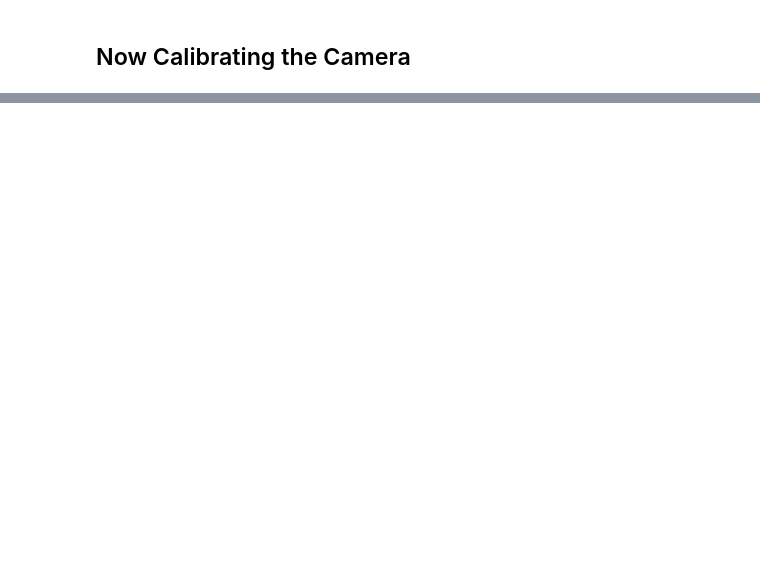
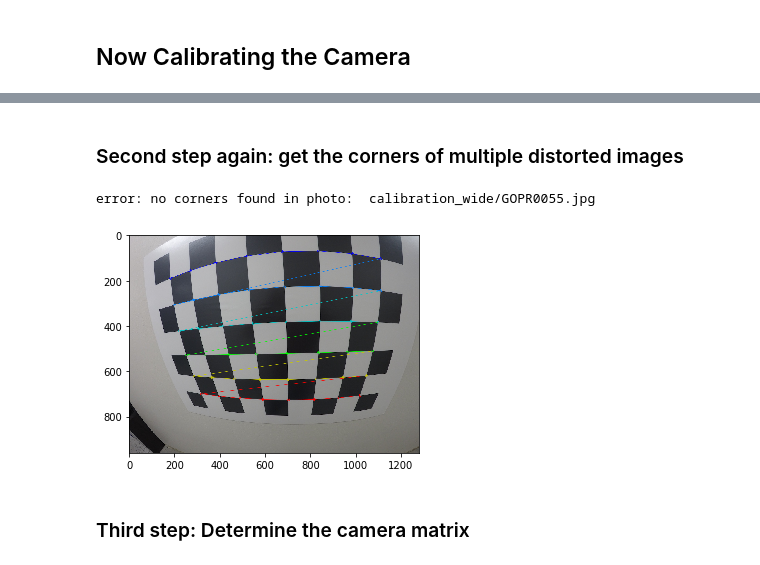
Before and after one commit to magedhassan/Camera-Calibration, a Jupyter notebook: Camera calibration.ipynb, the cells around one changed output, grey strips where cells are left out. Saved outputs shown, nothing was run; the diff lists cells and outputs as text; code cells hidden in the pictures; blank space fills up the shorter version.

Commit message:
Add code for calibrating a camera

```diff
--- a/Camera calibration.ipynb
+++ b/Camera calibration.ipynb
@@ -64,0 +132,26 @@ if ret == True:
+# %% [markdown]
+### Second step again: get the corners of multiple distorted images
+# %%
+import glob
+
+images = glob.glob('calibration_wide/GO*.jpg')
+for fname in images:
+    img = mpimg.imread(fname)
+    # convert the image to gray to easily deal with it
+    gray = cv2.cvtColor(img, cv2.COLOR_BGR2GRAY)
+
+    plt.imshow(gray, cmap="gray")
+
+    ret, corners = cv2.findChessboardCorners(gray, (8,6), None)
+    if ret == True:
+        imgpoints.append(corners) # add the corners to the distorted image points
+        objpoints.append(objp)    # the object points are always the same
+        img = cv2.drawChessboardCorners(img, (8,6), corners, ret)
+        plt.imshow(img)
+    else:
+        print("error: no corners found in photo: ", fname)
+# %% [output]
+error: no corners found in photo:  calibration_wide/GOPR0055.jpg
+[figure, added]
+# %% [markdown]
+### Third step: Determine the camera matrix
```
Also changed, not shown: parts of 10 cells of this notebook.
